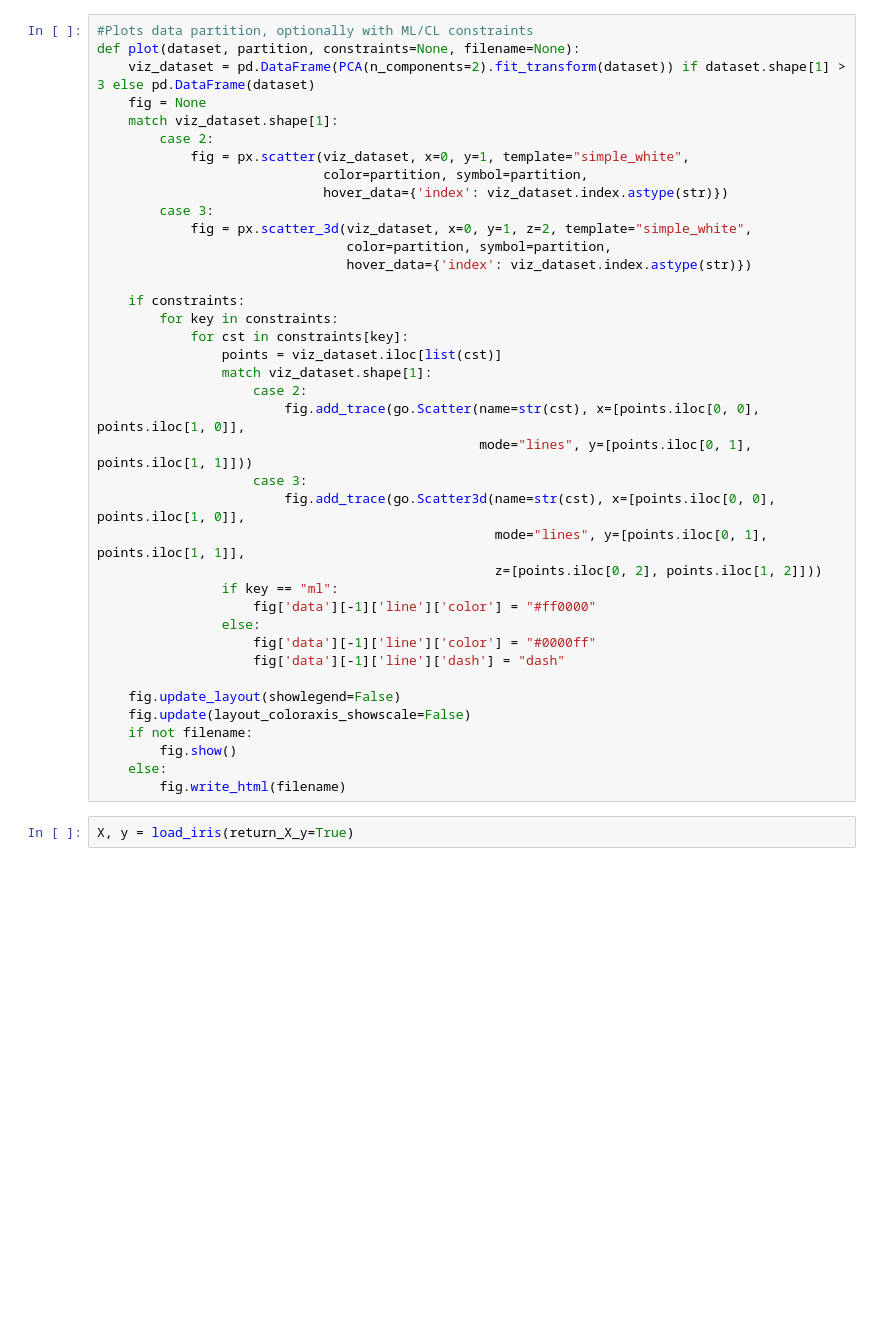
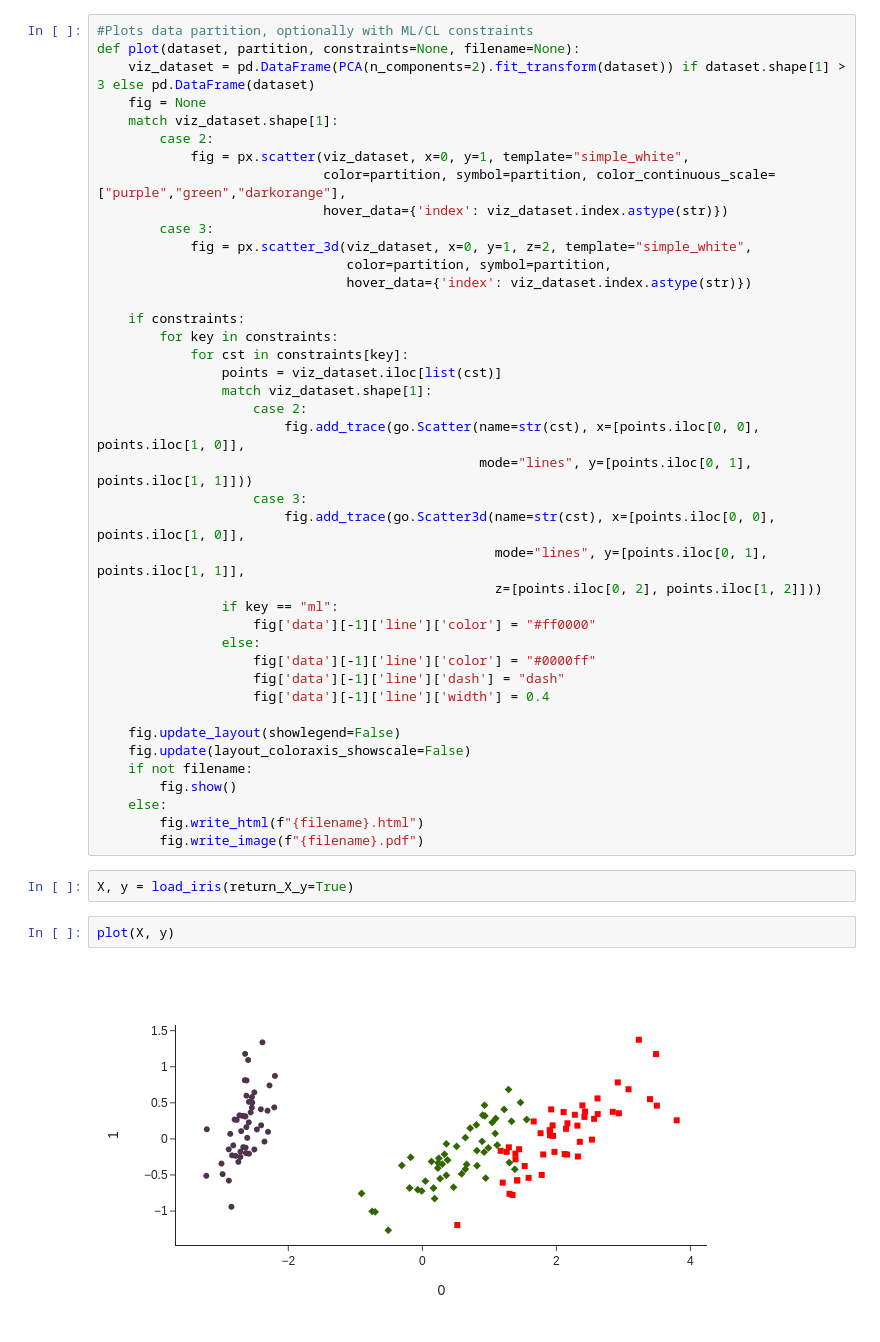
Before and after one commit to aymericb213/scikit-query, a Jupyter notebook: testing.ipynb, the cells around one changed output. Saved outputs shown, nothing was run; the diff lists cells and outputs as text; blank space fills up the shorter version.

```diff
--- a/testing.ipynb
+++ b/testing.ipynb
@@ -16,7 +39,7 @@ def plot(dataset, partition, constraints=None, filename=None):
     match viz_dataset.shape[1]:
         case 2:
             fig = px.scatter(viz_dataset, x=0, y=1, template="simple_white",
-                             color=partition, symbol=partition,
+                             color=partition, symbol=partition, color_continuous_scale=["purple","green","darkorange"],
                              hover_data={'index': viz_dataset.index.astype(str)})
         case 3:
             fig = px.scatter_3d(viz_dataset, x=0, y=1, z=2, template="simple_white",
@@ -40,15 +63,21 @@ def plot(dataset, partition, constraints=None, filename=None):
                 else:
                     fig['data'][-1]['line']['color'] = "#0000ff"
                     fig['data'][-1]['line']['dash'] = "dash"
+                    fig['data'][-1]['line']['width'] = 0.4
 
     fig.update_layout(showlegend=False)
     fig.update(layout_coloraxis_showscale=False)
     if not filename:
         fig.show()
     else:
-        fig.write_html(filename)
+        fig.write_html(f"{filename}.html")
+        fig.write_image(f"{filename}.pdf")
 # %%
 X, y = load_iris(return_X_y=True)
+# %%
+plot(X, y)
+# %% [output]
+[figure, added]
 # %%
 cc_alg = COPKMeans(n_clusters=len(set(y)))
 cc_alg.fit(X)
```
Also changed, not shown: parts of 5 cells of this notebook, 7 other files.
